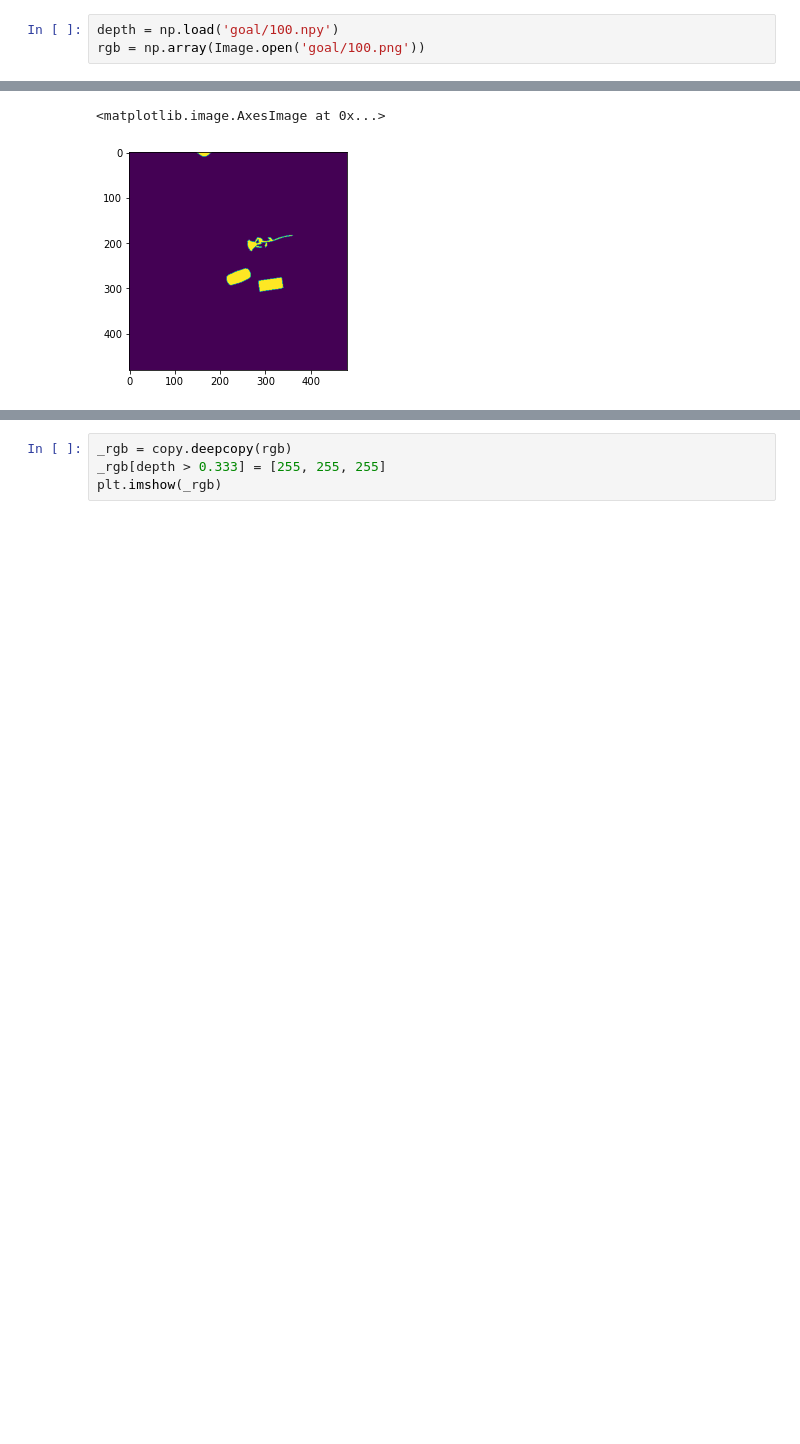
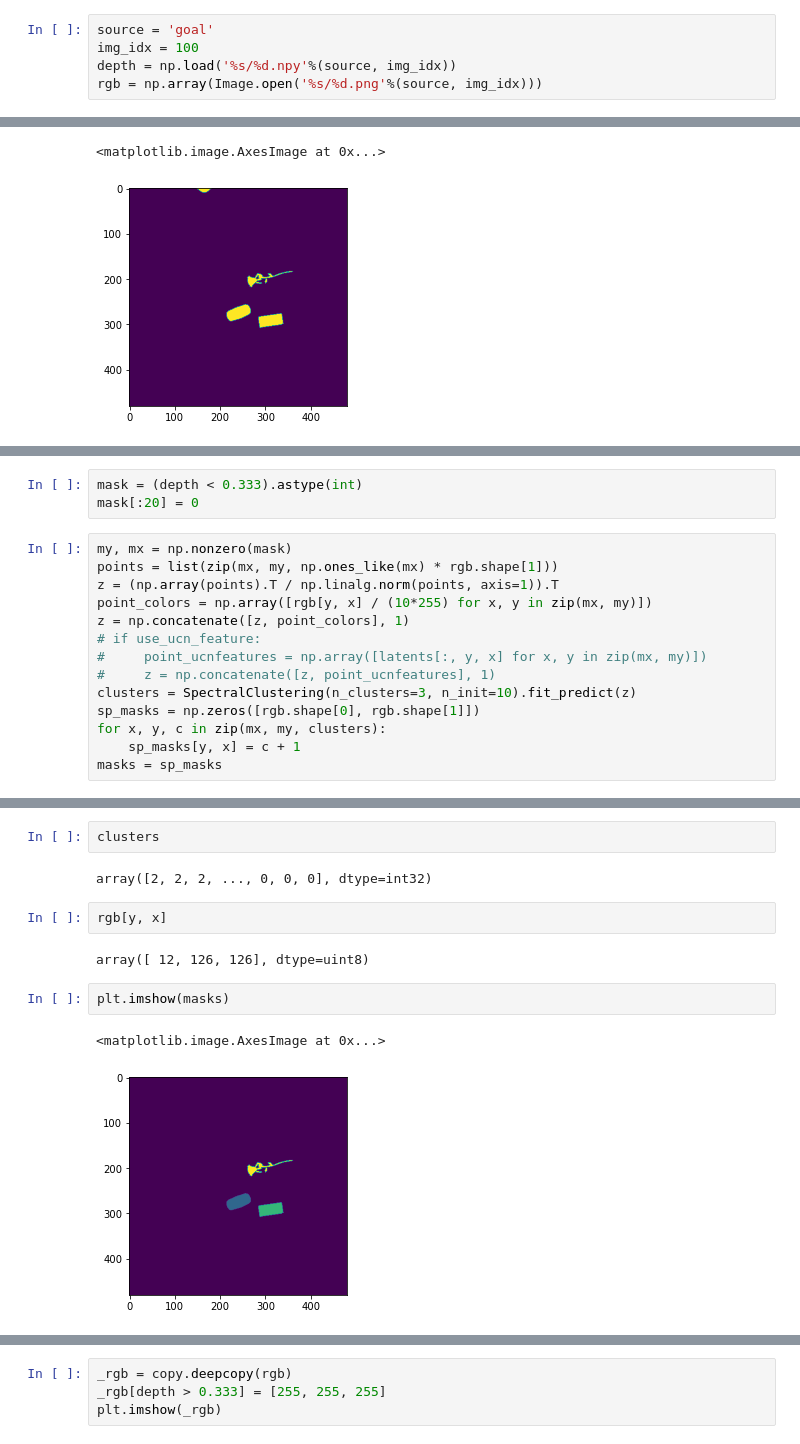
Before and after one commit to hogunkee/ur5_manipulation, a Jupyter notebook: pointcloud/Untitled.ipynb, the cells around one changed output, grey strips where cells are left out. Saved outputs shown, nothing was run; the diff lists cells and outputs as text; blank space fills up the shorter version.

```diff
--- a/pointcloud/Untitled.ipynb
+++ b/pointcloud/Untitled.ipynb
@@ -7,6 +8,8 @@ from PIL import Image
 # %%
-depth = np.load('goal/100.npy')
-rgb = np.array(Image.open('goal/100.png'))
+source = 'goal'
+img_idx = 100
+depth = np.load('%s/%d.npy'%(source, img_idx))
+rgb = np.array(Image.open('%s/%d.png'%(source, img_idx)))
 # %%
 plt.imshow(depth < 0.333)
 # %% [output]
@@ -14,0 +20,17 @@ plt.imshow(depth < 0.333)
+# %%
+mask = (depth < 0.333).astype(int)
+mask[:20] = 0
+# %%
+my, mx = np.nonzero(mask)
+points = list(zip(mx, my, np.ones_like(mx) * rgb.shape[1]))
+z = (np.array(points).T / np.linalg.norm(points, axis=1)).T
+point_colors = np.array([rgb[y, x] / (10*255) for x, y in zip(mx, my)])
+z = np.concatenate([z, point_colors], 1)
+# if use_ucn_feature:
+#     point_ucnfeatures = np.array([latents[:, y, x] for x, y in zip(mx, my)])
+#     z = np.concatenate([z, point_ucnfeatures], 1)
+clusters = SpectralClustering(n_clusters=3, n_init=10).fit_predict(z)
+sp_masks = np.zeros([rgb.shape[0], rgb.shape[1]])
+for x, y, c in zip(mx, my, clusters):
+    sp_masks[y, x] = c + 1
+masks = sp_masks
@@ -14,0 +54,13 @@ plt.imshow(depth < 0.333)
+# %%
+clusters
+# %% [output]
+array([2, 2, 2, ..., 0, 0, 0], dtype=int32)
+# %%
+rgb[y, x]
+# %% [output]
+array([ 12, 126, 126], dtype=uint8)
+# %%
+plt.imshow(masks)
+# %% [output]
+<matplotlib.image.AxesImage at 0x...>
+[figure, added]
```
Also changed, not shown: parts of 6 cells of this notebook, 6 other files.
